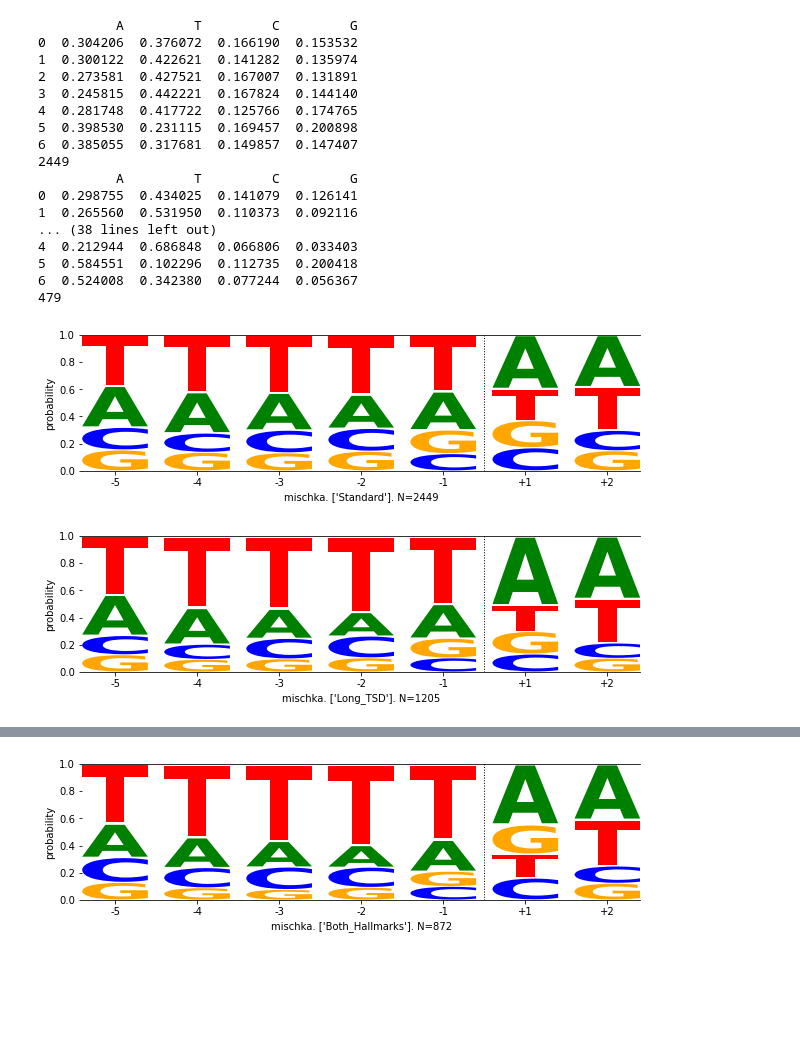
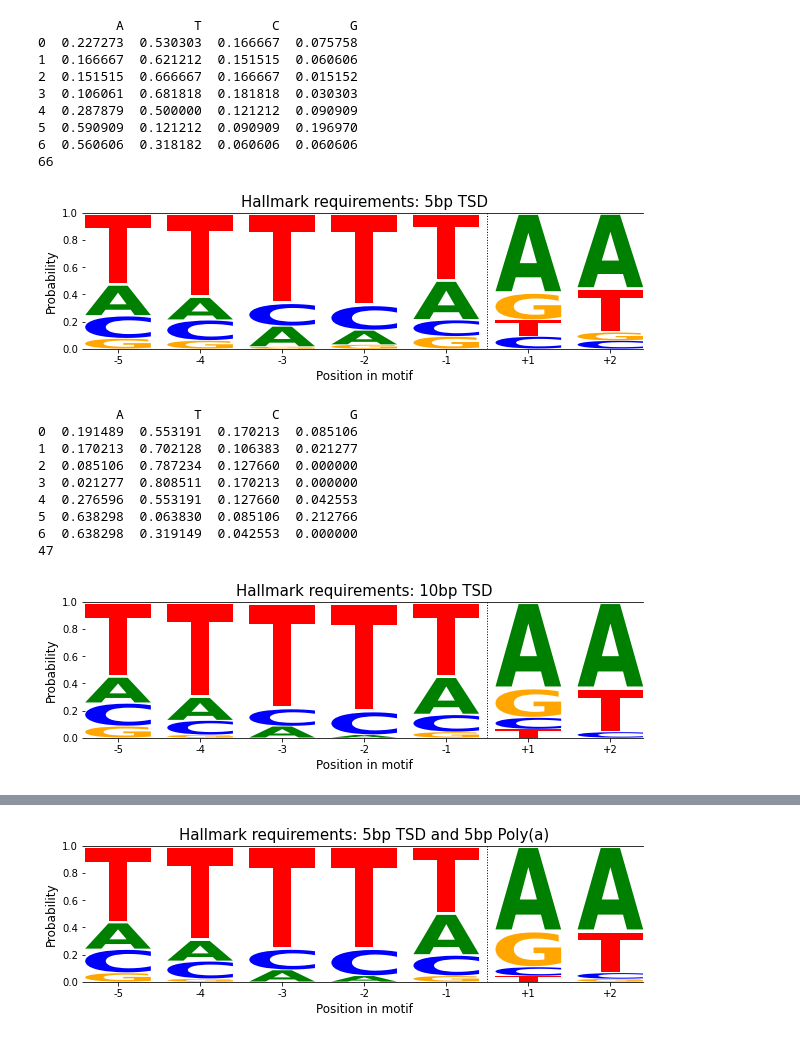
Before and after one commit to mblacksmith1996/Hallmark_Detection_Python_Scripts, a Jupyter notebook: Investigate_Endonuclease_Cut_Sites.ipynb, the cells around one changed output, grey strips where cells are left out. Drawn from its saved outputs; the diff is of its cells as text; code cells hidden in the pictures; blank space fills up the shorter version.

```diff
--- a/Investigate_Endonuclease_Cut_Sites.ipynb
+++ b/Investigate_Endonuclease_Cut_Sites.ipynb
@@ -145,8 +30,10 @@ def process_locus_info(locus_info):
 
 #First, extract the locus information:
 def generate_logoplot(infile_name, sample_name,datatype=["Standard"]):
-    #import_file = "/home/blacksmi/links/kidd-lab/matt-projects/Stuff_For_Anthony/Identify_Hallmarks_From_Retrogenes/Scale_Up_2023_12_14/zoey/Retrogene_Output_dist_70.txt"
     endo_cut_site = []
+    pdf_prefix = infile_name.split("/")[0:-1]
+    pdf_prefix = "/".join(pdf_prefix)
+
     with open(infile_name, 'rt') as infile:
         for line in infile:
             line = line.rstrip().split()
@@ -158,8 +45,6 @@ def generate_logoplot(infile_name, sample_name,datatype=["Standard"]):
             if "Long_TSD" in datatype:
                 if len(line_dict["right_TSD_seq"]) < 10 or len(line_dict["left_TSD_seq"]) < 10:
                     continue
-                #else:
-                #    print(line)
             if "Both_Hallmarks" in datatype or "Agree" in datatype:
                 if line_dict["right_TSD_seq"] == "N/A" or line_dict["poly_a_seq"] == "N/A":
                     continue
@@ -168,22 +53,16 @@ def generate_logoplot(infile_name, sample_name,datatype=["Standard"]):
                     poly_a_end = int(line_dict["poly_a_coords"].split("-")[1])
                     TSD_start = int(line_dict["right_TSD_coords"].split("-")[0].split(":")[1])
                     dist = TSD_start - poly_a_end -1
-                    #print(line,poly_a_end,TSD_start)
-                    #sys.exit()
                 elif line_dict["orientation"]  == "-":
                     poly_a_start = int(line_dict["poly_a_coords"].split("-")[0].split(":")[1])
                     TSD_end = int(line_dict["left_TSD_coords"].split("-")[1])
                     dist = poly_a_start - TSD_end -1
-                    #print(line,poly_a_start,TSD_end)
-                    #sys.exit()
                 if dist > 5:
                     continue
             endo_cut_site.append(line[-1])
-    #print(endo_cut_site)
     endo_dict = {}
     for i in range(len(endo_cut_site[0])):
         endo_dict[i] = {"A":0,"T":0,"C":0,"G":0}
-    #print(endo_dict)
     for cut_site in endo_cut_site:
         cut_site = cut_site.upper()
         for i in range(len(cut_site)):
@@ -191,20 +70,18 @@ def generate_logoplot(infile_name, sample_name,datatype=["Standard"]):
             if endo_dict[i][cut_site[i]] == "N":
                 sys.exit()
     for key in endo_dict.keys():
-        #print(endo_dict[key])
         for key2 in endo_dict[key].keys():
-            #print(key2)
             endo_dict[key][key2] = endo_dict[key][key2]/len(endo_cut_site)
     endo_dict
     endo_pd = pd.DataFrame(endo_dict)
     endo_pd = endo_pd.T
     print(endo_pd)
     print(len(endo_cut_site))
+
     # create Logo object
     ss_logo = logomaker.Logo(endo_pd,
     width=.8,
     vpad=.05,
-    #fade_probabilities=True,
     stack_order='big_on_top',
     color_scheme='classic')
     # style using Logo methods
@@ -214,5 +91,22 @@ def generate_logoplot(infile_name, sample_name,datatype=["Standard"]):
     ss_logo.ax.set_xticklabels('%+d'%x for x in [-5, -4, -3, -2, -1, +1, +2])
     ss_logo.ax.set_yticks([0,.2,.4,.6,.8, 1])
     ss_logo.ax.axvline(4.5, color='k', linewidth=1, linestyle=':')
-    ss_logo.ax.set_ylabel('probability')
-    ss_logo.ax.set_xlabel(f'{sample_name}. {datatype}. N={len(endo_cut_site)}')
+    ss_logo.ax.set_ylabel('Probability',fontsize=12)
+    if datatype[0] == "Standard" and len(datatype) == 1:
+        output_type = '5bp TSD'
+    elif datatype[0] == "Long_TSD" and len(datatype) == 1:
+        output_type = "10bp TSD"
+    elif datatype[0] == "Both_Hallmarks" and len(datatype) == 1:
+        output_type = "5bp TSD and 5bp Poly(a)"
+    elif datatype[0] == "Long_TSD" and datatype[1] == "Both_Hallmarks":
+        output_type = "10bp TSD and 5bp Poly(a)"
+    elif datatype[0] == "Agree" and len(datatype) == 1:
+        output_type = "5bp TSD 5bp and Poly(a), adjacent"
+    elif datatype[0] == "Agree" and datatype[1] == "Long_TSD":
+        output_type = "10bp TSD and 5bp Poly(a), adjacent"
+
+    ss_logo.ax.set_title(f'Hallmark requirements: {output_type}',fontsize=15)
+    ss_logo.ax.set_xlabel(f'Position in motif',fontsize=12)
+    output_type = output_type.replace(",","").replace(" ","_")
+    #plt.savefig(f'{pdf_prefix}/{sample}_{output_type}_logo_{len(endo_cut_site)}.pdf',dpi=300,bbox_inches='tight')
+    plt.show()
@@ -219,29 +185,30 @@ def generate_logoplot(infile_name, sample_name,datatype=["Standard"]):
 # %%
-sample = 'mischka'
-import_file = "/home/blacksmi/links/kidd-lab/matt-projects/Stuff_For_Anthony/Identify_Hallmarks_From_Retrogenes/Scale_Up_2023_12_14/mischka/Retrogene_Output_dist_70.txt"
+sample = 'mischka_Full_ORF'
+import_file = "/home/blacksmi/links/kidd-lab/matt-projects/Stuff_For_Anthony/Identify_Hallmarks_From_Retrogenes/Full_ORF_Loci/mischka_Retrogene_Output_dist_60.txt"
 generate_logoplot(import_file,sample)
 generate_logoplot(import_file,sample,["Long_TSD"])
 generate_logoplot(import_file,sample,["Both_Hallmarks"])
 generate_logoplot(import_file,sample,["Long_TSD","Both_Hallmarks"])
 generate_logoplot(import_file,sample,["Agree"])
 generate_logoplot(import_file,sample,["Agree","Long_TSD"])
 # %% [output]
           A         T         C         G
-0  0.304206  0.376072  0.166190  0.153532
-1  0.300122  0.422621  0.141282  0.135974
-2  0.273581  0.427521  0.167007  0.131891
-3  0.245815  0.442221  0.167824  0.144140
-4  0.281748  0.417722  0.125766  0.174765
-5  0.398530  0.231115  0.169457  0.200898
-6  0.385055  0.317681  0.149857  0.147407
-2449
-          A         T         C         G
-0  0.298755  0.434025  0.141079  0.126141
-1  0.265560  0.531950  0.110373  0.092116
-... (38 lines left out)
-4  0.212944  0.686848  0.066806  0.033403
-5  0.584551  0.102296  0.112735  0.200418
-6  0.524008  0.342380  0.077244  0.056367
-479
+0  0.227273  0.530303  0.166667  0.075758
+1  0.166667  0.621212  0.151515  0.060606
+2  0.151515  0.666667  0.166667  0.015152
+3  0.106061  0.681818  0.181818  0.030303
+4  0.287879  0.500000  0.121212  0.090909
+5  0.590909  0.121212  0.090909  0.196970
+6  0.560606  0.318182  0.060606  0.060606
+66
-[figure, old version]
+[figure, new version]
+          A         T         C         G
+0  0.191489  0.553191  0.170213  0.085106
+1  0.170213  0.702128  0.106383  0.021277
+2  0.085106  0.787234  0.127660  0.000000
+3  0.021277  0.808511  0.170213  0.000000
+4  0.276596  0.553191  0.127660  0.042553
+5  0.638298  0.063830  0.085106  0.212766
+6  0.638298  0.319149  0.042553  0.000000
+47
-[figure, old version]
+[figure, new version]
@@ -248 +224 @@ generate_logoplot(import_file,sample,["Agree","Long_TSD"])
-[figure, old version]
+[figure, new version]
```
Also changed, not shown: parts of 9 cells of this notebook, 7 other files.
